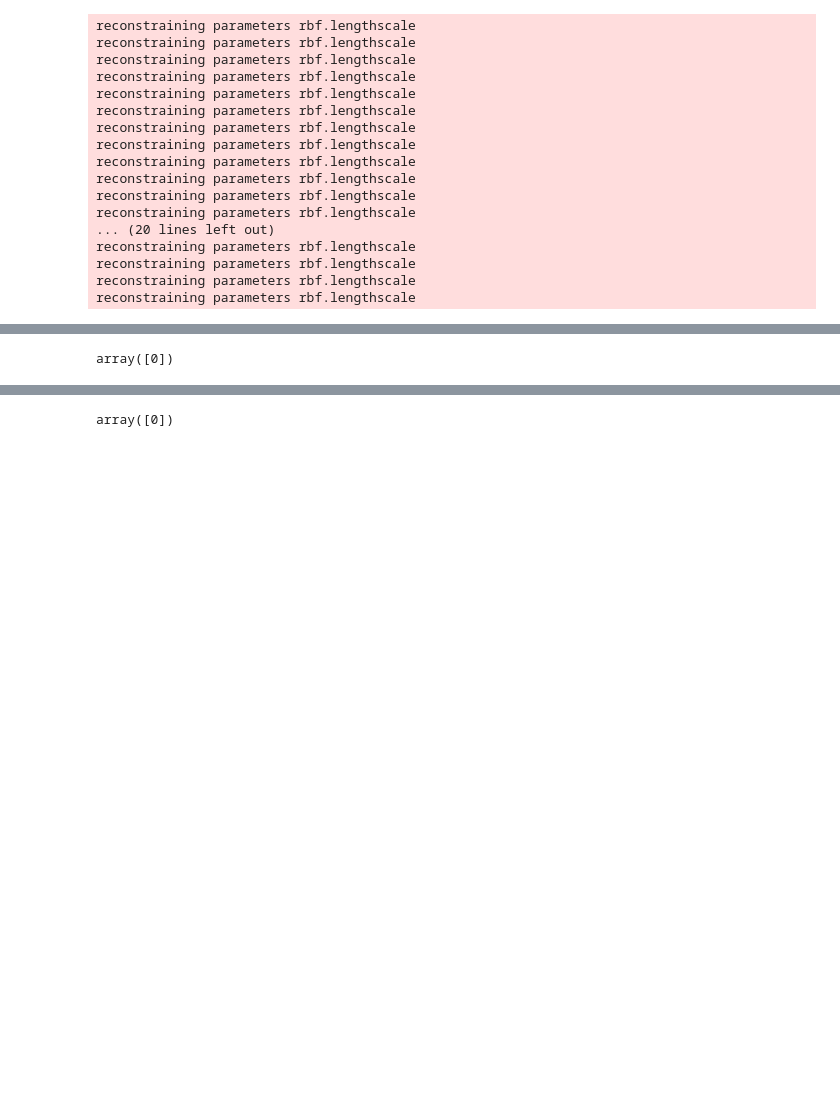
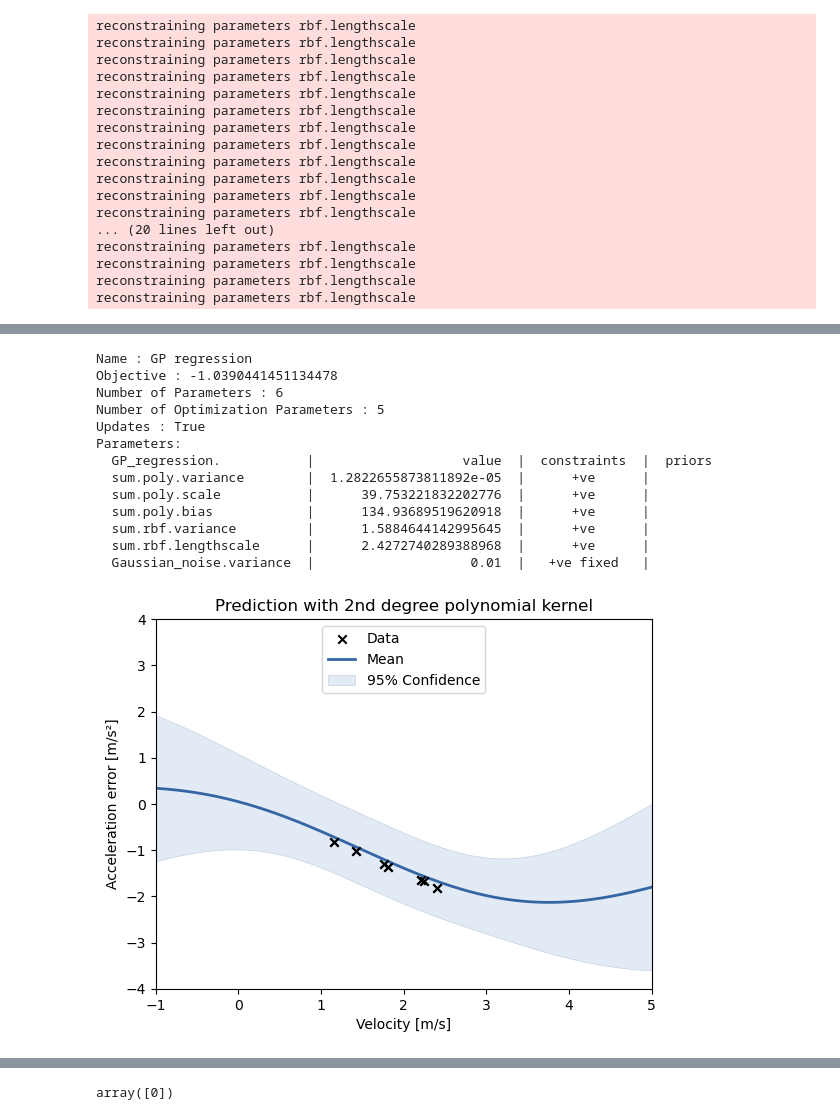
Before and after one commit to maxpape/drone_mt_ros2, a Jupyter notebook: ros/src/px4_ros_com/src/examples/offboard_py/gpy_performance_test.ipynb, the cells around one changed output, grey strips where cells are left out. Saved outputs shown, nothing was run; the diff lists cells and outputs as text; code cells hidden in the pictures; blank space fills up the shorter version.

Commit message:
py notebook for plotting

```diff
--- a/ros/src/px4_ros_com/src/examples/offboard_py/gpy_performance_test.ipynb
+++ b/ros/src/px4_ros_com/src/examples/offboard_py/gpy_performance_test.ipynb
@@ -157,11 +140,46 @@ GP.models[0].plot_f(   visible_dims=[1], projection='2d', ax=ax2)
 # %%
-k1 = GPy.kern.RBF(input_dim=1, variance=[1], active_dims=[0], lengthscale=1, ARD=True)
+k1 = GPy.kern.RBF(input_dim=2, variance=[1], active_dims=[0,1], lengthscale=0.5, ARD=True)
 k2 = GPy.kern.Poly(input_dim=1, variance=0.1, order=2, scale=40, bias=135, active_dims=[1])
+k3 = GPy.kern.RBF(input_dim=1, variance=[1], active_dims=[0], lengthscale=0.5, ARD=True)
+k4 = GPy.kern.RBF(input_dim=1, variance=[1], active_dims=[1], lengthscale=0.5, ARD=True)
 #k2.variance.fix()
 #k2.scale.fix()
 #k2.bias.fix()
-m2 = GPy.models.GPRegression(x, y, k1*k2)
+dim = 0
+m2 = GPy.models.GPRegression(x[:,:2], y, k2+k3)
 m2.Gaussian_noise.variance = 0.01
 m2.Gaussian_noise.variance.fix()
+m2.optimize(optimizer='scg', max_iters=5)
+
+
+mean, var = m2.predict(x)
+
+fig, ax = plt.subplots()
+
+ax.set_xlabel('Velocity [m/s]')
+ax.set_ylabel('Acceleration error [m/s²]')
+
+vis_dim = 0
+m2.plot(ax=ax, plot_limits=[-1,5], zorder=2, visible_dims=[vis_dim])
+m2.plot_data(ax=ax, zorder=10, visible_dims=[vis_dim])
+ax.legend(['Data', 'Mean', '95% Confidence'], loc='upper center')
+ax.set_title('Prediction with 2nd degree polynomial kernel')
+ax.set_ylim(-4,4)
+
+print(m2)
+#fig.savefig('gp_vel_acc_poly_kernel', format='pdf')
 # %% [output]
-array([0])
+Name : GP regression
+Objective : -1.0390441451134478
+Number of Parameters : 6
+Number of Optimization Parameters : 5
+Updates : True
+Parameters:
+  GP_regression.           |                   value  |  constraints  |  priors
+  sum.poly.variance        |  1.2822655873811892e-05  |      +ve      |
+  sum.poly.scale           |      39.753221832202776  |      +ve      |
+  sum.poly.bias            |      134.93689519620918  |      +ve      |
+  sum.rbf.variance         |      1.5884644142995645  |      +ve      |
+  sum.rbf.lengthscale      |      2.4272740289388968  |      +ve      |
+  Gaussian_noise.variance  |                    0.01  |   +ve fixed   |
+[figure, added]
```
Also changed, not shown: parts of 4 cells of this notebook, 6 other files.
